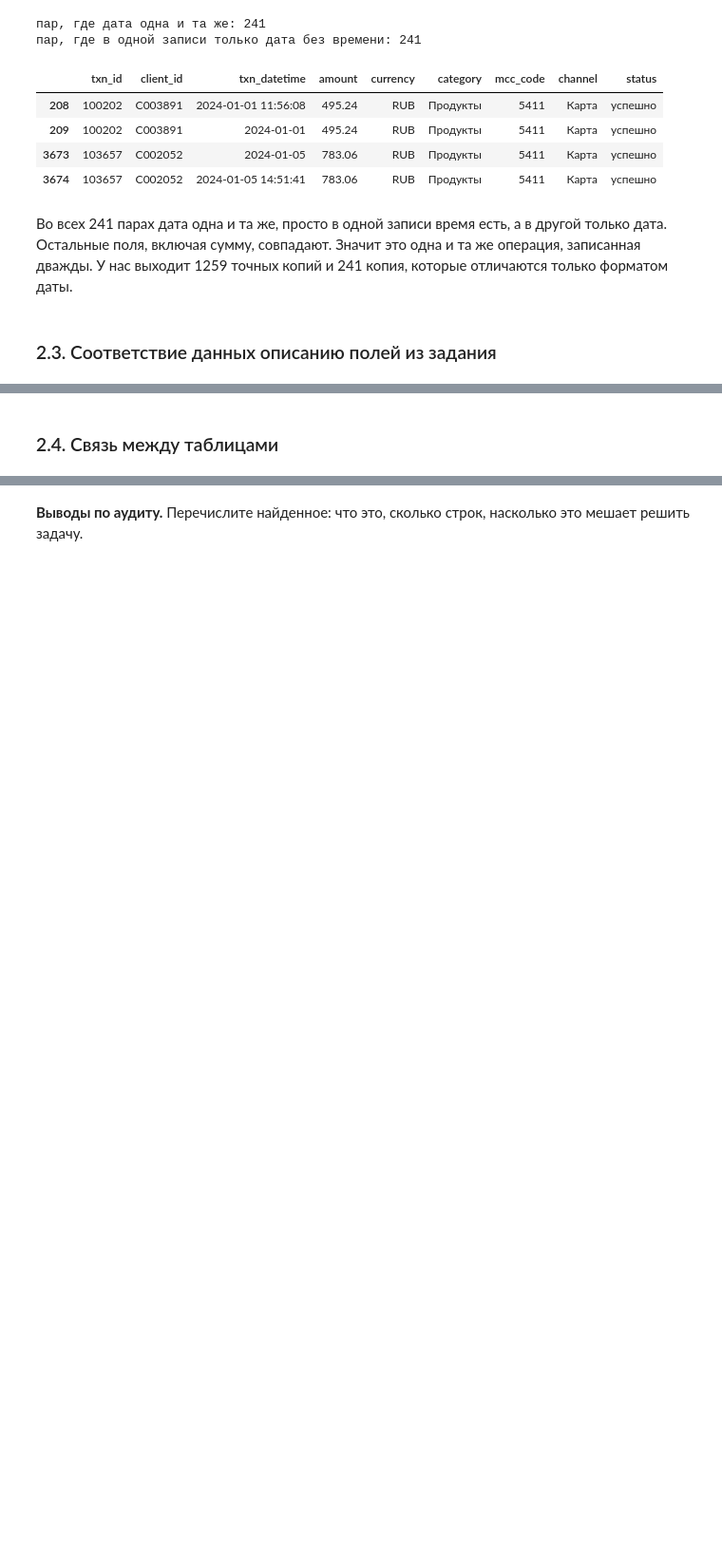
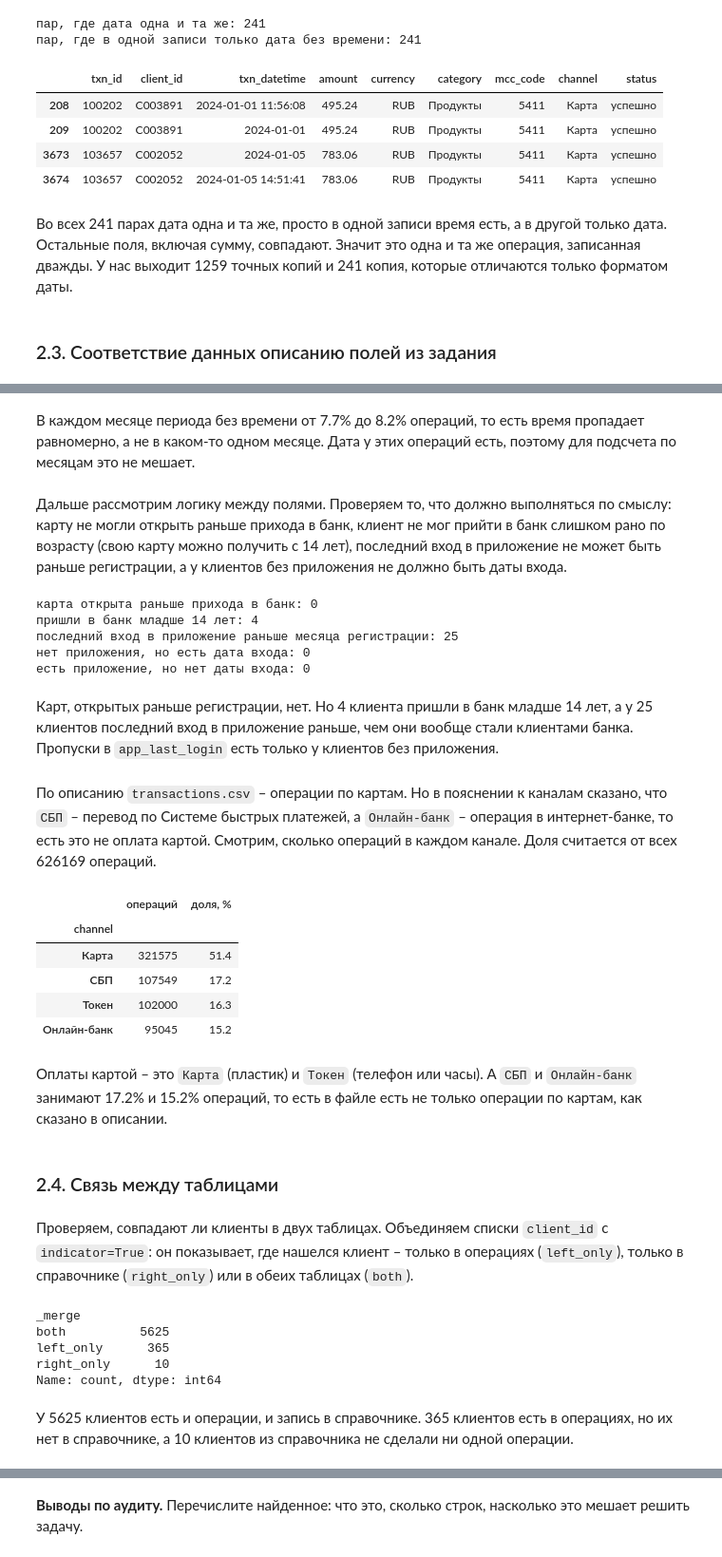
Before and after one commit to sangnchr-s/Gonchar_Alexander_Lab1, a Jupyter notebook: 01_analysis.ipynb, the cells around one changed output, grey strips where cells are left out. Shown at 95% size. Cells and saved outputs as stored; diff of their text form; code cells hidden in the pictures; blank space fills up the shorter version.

```diff
--- a/01_analysis.ipynb
+++ b/01_analysis.ipynb
@@ -282,2 +576,54 @@ txn_conflict.sort_values("txn_id").head(4)
+# %% [markdown]
+В каждом месяце периода без времени от 7.7% до 8.2% операций, то есть время пропадает равномерно, а не в каком-то одном месяце. Дата у этих операций есть, поэтому для подсчета по месяцам это не мешает.
+# %% [markdown]
+Дальше рассмотрим логику между полями. Проверяем то, что должно выполняться по смыслу: карту не могли открыть раньше прихода в банк, клиент не мог прийти в банк слишком рано по возрасту (свою карту можно получить с 14 лет), последний вход в приложение не может быть раньше регистрации, а у клиентов без приложения не должно быть даты входа.
+# %%
+birth = pd.to_datetime(clients_raw["birth_date"], format="%Y-%m-%d")
+reg = pd.to_datetime(clients_raw["registration_date"], format="%d.%m.%Y")
+card_open = pd.to_datetime(clients_raw["card_open_date"], format="%d.%m.%Y")
+last_login = pd.to_datetime(clients_raw["app_last_login"], format="%Y-%m")
+age_at_reg = (reg - birth).dt.days / 365.25
+
+print("карта открыта раньше прихода в банк:", (card_open < reg).sum())
+print("пришли в банк младше 14 лет:", (age_at_reg < 14).sum())
+print("последний вход в приложение раньше месяца регистрации:", (last_login < reg.dt.to_period("M").dt.to_timestamp()).sum())
+print("нет приложения, но есть дата входа:", ((clients_raw["has_mobile_app"] == "Нет") & last_login.notna()).sum())
+print("есть приложение, но нет даты входа:", ((clients_raw["has_mobile_app"] == "Да") & last_login.isna()).sum())
+# %% [output]
+карта открыта раньше прихода в банк: 0
+пришли в банк младше 14 лет: 4
+последний вход в приложение раньше месяца регистрации: 25
+нет приложения, но есть дата входа: 0
+есть приложение, но нет даты входа: 0
+# %% [markdown]
+Карт, открытых раньше регистрации, нет. Но 4 клиента пришли в банк младше 14 лет, а у 25 клиентов последний вход в приложение раньше, чем они вообще стали клиентами банка. Пропуски в `app_last_login` есть только у клиентов без приложения.
+# %% [markdown]
+По описанию `transactions.csv` – операции по картам. Но в пояснении к каналам сказано, что `СБП` – перевод по Системе быстрых платежей, а `Онлайн-банк` – операция в интернет-банке, то есть это не оплата картой. Смотрим, сколько операций в каждом канале. Доля считается от всех 626169 операций.
+# %%
+channel_counts = txn_raw["channel"].value_counts()
+pd.DataFrame({"операций": channel_counts, "доля, %": (channel_counts / len(txn_raw) * 100).round(1)})
+# %% [output]
+|  | операций | доля, % |
+| channel |  |  |
+| Карта | 321575 | 51.4 |
+| СБП | 107549 | 17.2 |
+| Токен | 102000 | 16.3 |
+| Онлайн-банк | 95045 | 15.2 |
+# %% [markdown]
+Оплаты картой – это `Карта` (пластик) и `Токен` (телефон или часы). А `СБП` и `Онлайн-банк` занимают 17.2% и 15.2% операций, то есть в файле есть не только операции по картам, как сказано в описании.
 # %% [markdown]
 ### 2.4. Связь между таблицами
+# %% [markdown]
+Проверяем, совпадают ли клиенты в двух таблицах. Объединяем списки `client_id` с `indicator=True`: он показывает, где нашелся клиент – только в операциях (`left_only`), только в справочнике (`right_only`) или в обеих таблицах (`both`).
+# %%
+ids = txn_raw[["client_id"]].drop_duplicates().merge(
+    clients_raw[["client_id"]].drop_duplicates(), how="outer", indicator=True)
+ids["_merge"].value_counts()
+# %% [output]
+_merge
+both          5625
+left_only      365
+right_only      10
+Name: count, dtype: int64
+# %% [markdown]
+У 5625 клиентов есть и операции, и запись в справочнике. 365 клиентов есть в операциях, но их нет в справочнике, а 10 клиентов из справочника не сделали ни одной операции.
```
Also changed, not shown: parts of 55 cells of this notebook.
